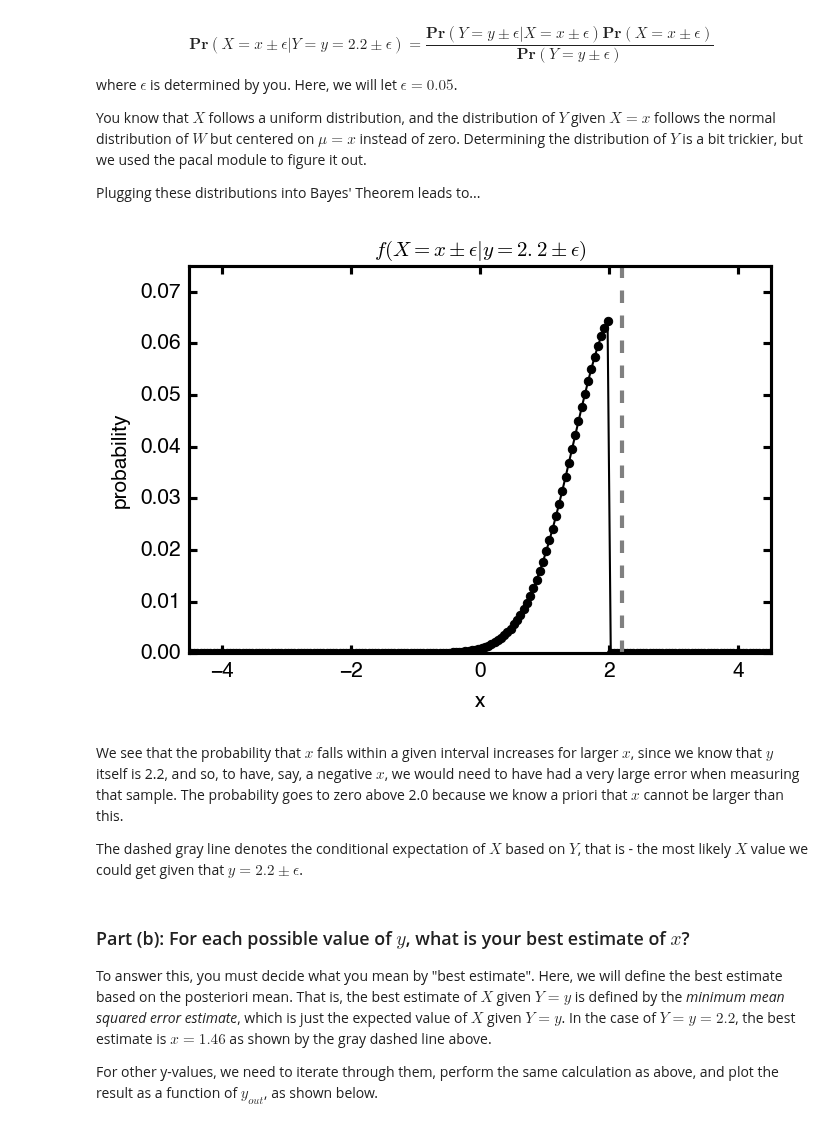
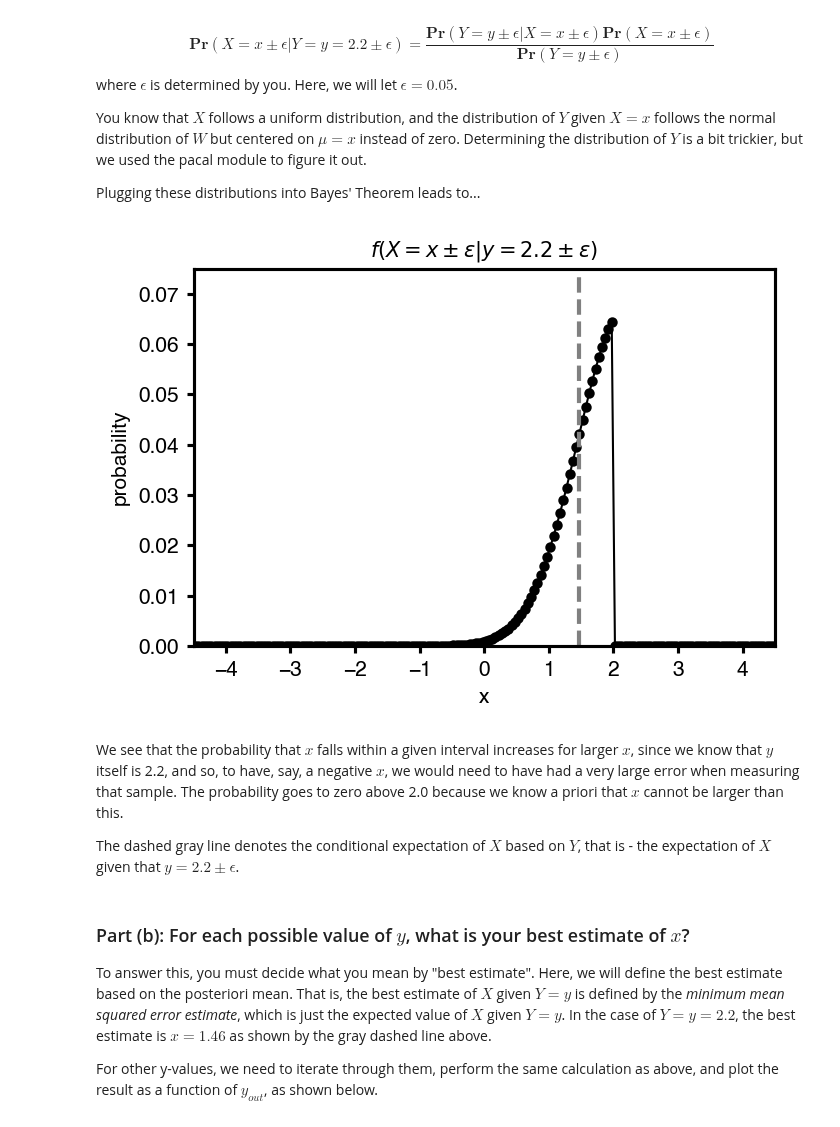
Before and after one commit to kjmayer/ats655-coursematerial, a Jupyter notebook: jupyter_notebooks/bayesian_sst_example.ipynb, the cells around one changed output. Saved outputs shown, nothing was run; the diff lists cells and outputs as text; code cells hidden in the pictures.

Commit message:
updated error in the expected value of x code

```diff
--- a/jupyter_notebooks/bayesian_sst_example.ipynb
+++ b/jupyter_notebooks/bayesian_sst_example.ipynb
@@ -104,41 +107,40 @@ fx_y = []
 fy = Y.cdf(yout+inc/2.) - Y.cdf(yout-inc/2.)
 
 for xout in xvec:
 
     # probability of Y=2.2 given X=x is just the error distribution about x
     fy_x = stats.norm.cdf(yout+inc/2.,loc = xout,scale = var_w) - stats.norm.cdf(yout-inc/2.,loc = xout,scale = var_w)
 
     # probability that x = xout
     fx = X.cdf(xout+inc/2.) - X.cdf(xout-inc/2.)
 
     a = (fy_x * fx/fy)
 
     fx_y.append(a)
 
 fx_y = np.array(fx_y)
-fx_y_expectation = np.sum(yout * fx_y)
+fx_y_expectation = np.sum(xvec * fx_y)
 
 cgf.cfig(5)
 plt.plot(xvec,fx_y, 'o-', markersize = 4, linewidth = 1)
 
 #print np.sum(fx_y)
 #print np.trapz(fx_y/inc, dx=inc)
-b = fx_y_expectation
-plt.plot([b,b],[0,.14],'--',color = 'gray')
+plt.plot([fx_y_expectation,fx_y_expectation],[0,.14],'--',color = 'gray')
 
 plt.xlim(-4.5,4.5)
 plt.ylim(0,0.075)
 plt.xlabel('x')
 plt.title('$\mathit{f}(X = x \pm \epsilon | y = ' + str(yout) + ' \pm \epsilon)$')
 plt.ylabel('probability')
 
 plt.show()
 # %% [output]
-[figure, old version]
+[figure, new version]
 # %% [markdown]
 We see that the probability that $x$ falls within a given interval increases for larger $x$, since we know that $y$ itself is 2.2, and so, to have, say, a negative $x$, we would need to have had a very large error when measuring that sample. The probability goes to zero above 2.0 because we know a priori that $x$ cannot be larger than this.
 
-The dashed gray line denotes the conditional expectation of $X$ based on $Y$, that is - the most likely $X$ value we could get given that $y = 2.2 \pm \epsilon$.
+The dashed gray line denotes the conditional expectation of $X$ based on $Y$, that is - the expectation of $X$ given that $y = 2.2 \pm \epsilon$.
 # %% [markdown]
 ### Part (b): For each possible value of $y$, what is your best estimate of $x$?
 
```
Also changed, not shown: parts of 5 cells of this notebook, 2 other files.
